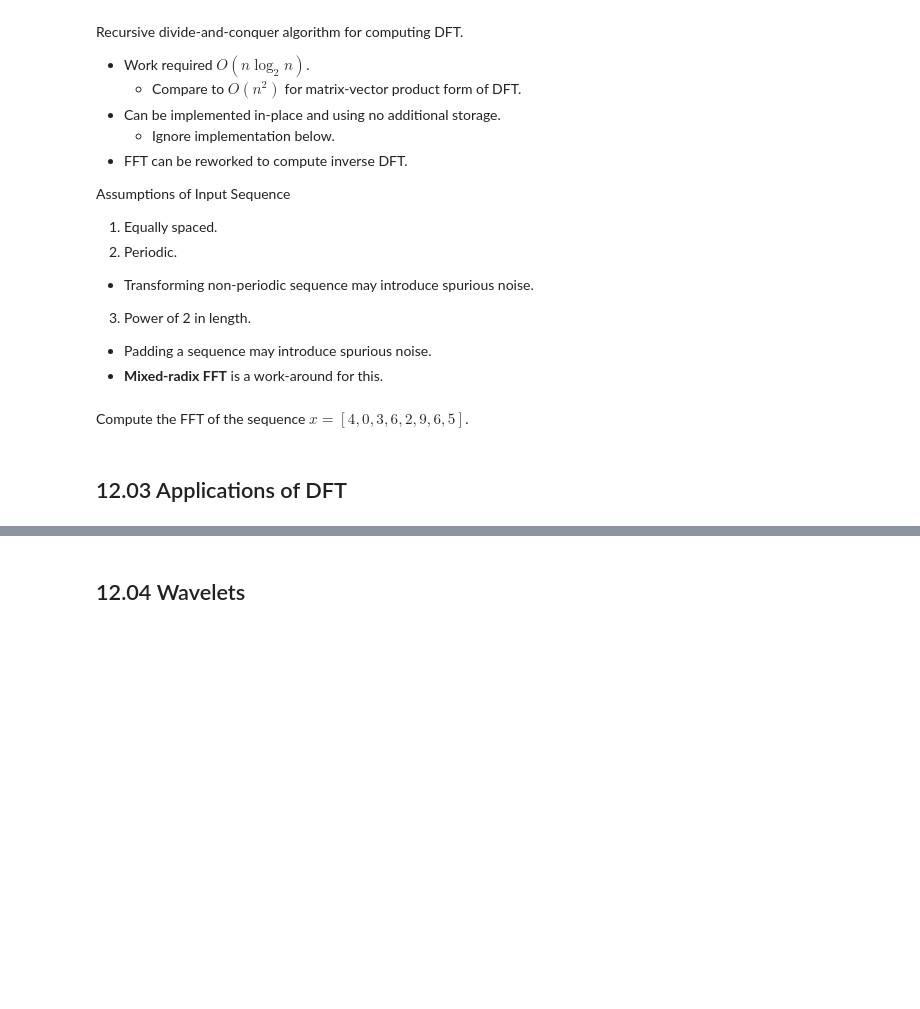
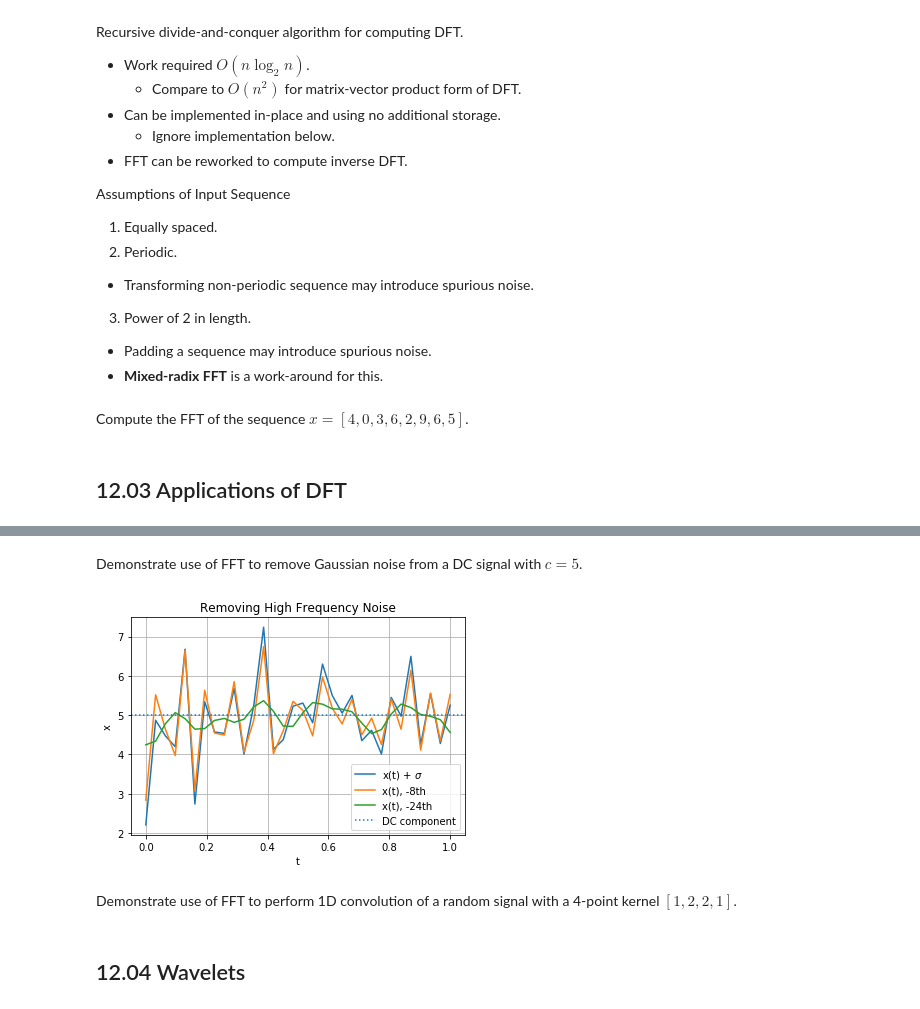
Before and after one commit to marcoemorais/numerics-python, a Jupyter notebook: notes/12-Fast-Fourier-Transform.ipynb, the cells around one changed output, grey strips where cells are left out. Cells and saved outputs as stored; diff of their text form; code cells hidden in the pictures; blank space fills up the shorter version.

Commit message:
Update 12-Fast-Fourier-Transform

```diff
--- a/notes/12-Fast-Fourier-Transform.ipynb
+++ b/notes/12-Fast-Fourier-Transform.ipynb
@@ -253,0 +270,46 @@ np.testing.assert_almost_equal(y, expected)
+# %% [markdown]
+Demonstrate use of FFT to remove Gaussian noise from a DC signal with $c = 5$.
+# %%
+import numpy as np
+import matplotlib.pyplot as plt
+
+%matplotlib inline
+
+# Create a dc sequence with added Gaussian noise.
+n, c = 32, 5.
+x = c + np.random.standard_normal(n)
+
+# Setup the k highest frequency components to remove.
+kths = [8, 24]
+
+# Store the inverse DFT associated with each k.
+xks = []
+
+for k in kths:
+
+    # Transform the sequence to frequency domain.
+    xfreq = np.fft.fft(x, n)
+
+    # Remove the kth high frequency components.
+    xfreq[-k:] = 0.
+
+    # Transform the data back to the time domain.
+    xinv = np.fft.ifft(xfreq, n)
+    xks.append(xinv)
+
+# Plot approximate solution.
+t = np.linspace(0, 1, n)
+plt.plot(t, x, label='x(t) + $\sigma$')
+for (k, xk) in zip(kths, xks):
+    plt.plot(t, xk.real, ls='-', label='x(t), -{0}th'.format(k))
+plt.axhline(c, linestyle=':', label='DC component')
+plt.title("Removing High Frequency Noise")
+plt.ylabel('x')
+plt.xlabel('t')
+plt.grid()
+plt.legend()
+plt.show()
+# %% [output]
+[figure, added]
+# %% [markdown]
+Demonstrate use of FFT to perform 1D convolution of a random signal with a 4-point kernel $[1, 2, 2, 1]$.
```
Also changed, not shown: parts of 5 cells of this notebook, 1 other file.
